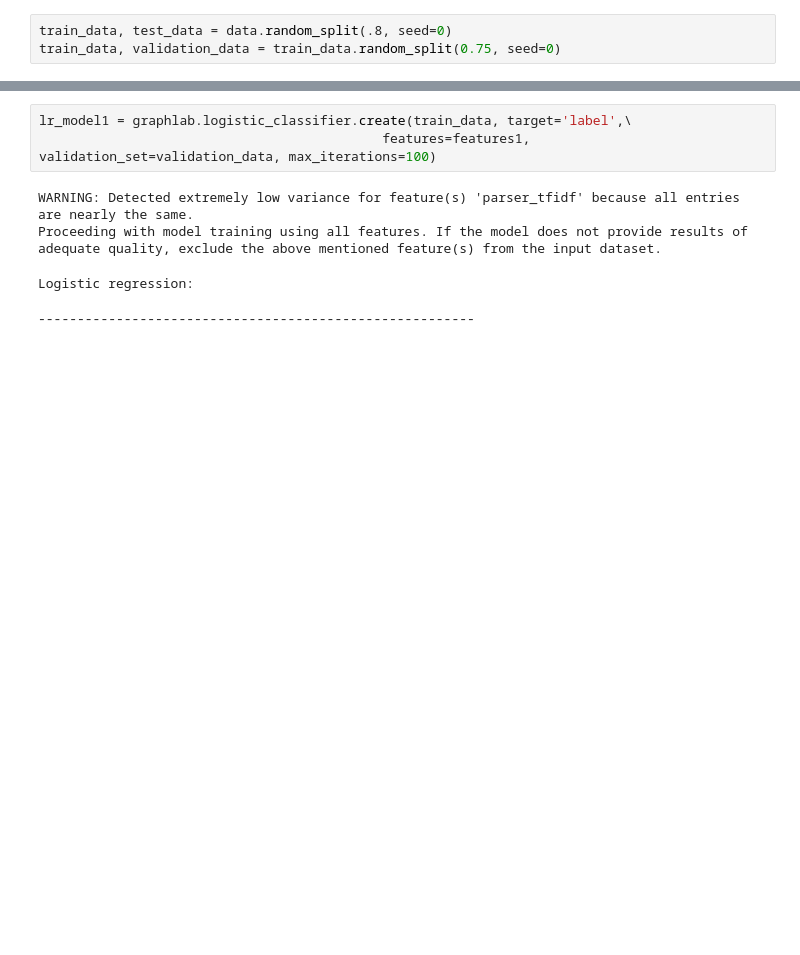
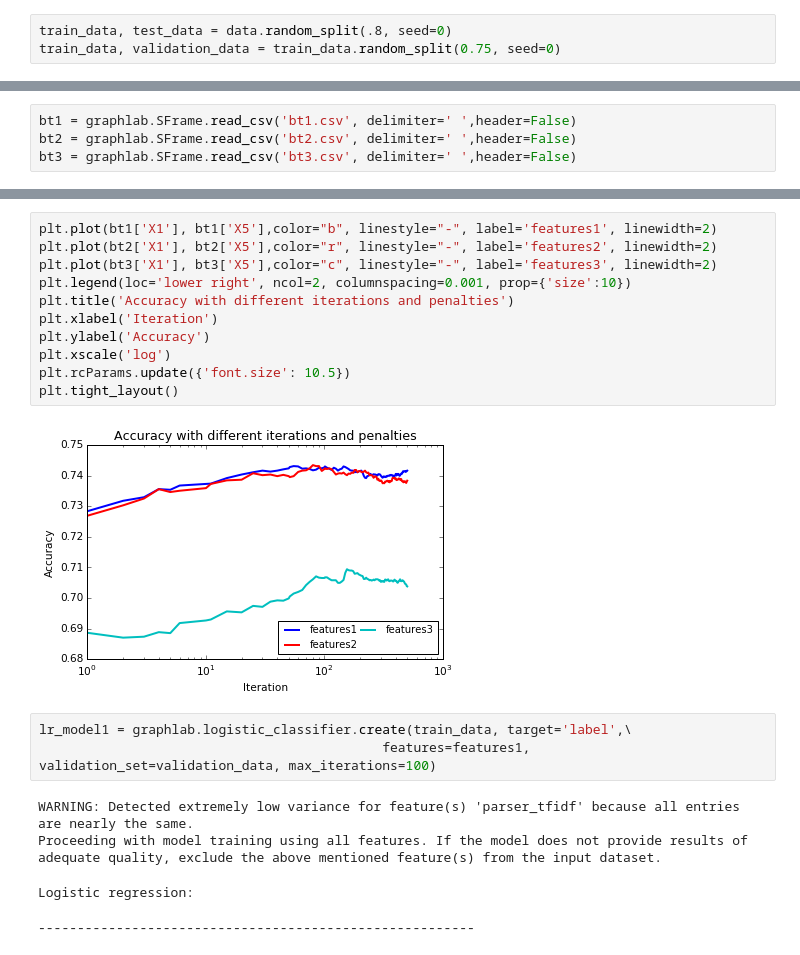
Before and after one commit to FrankBlood/2Graduation-Project, a Jupyter notebook: 贺国秀_基于查询日志的查询意图识别研究——实验分析(Subset5W).ipynb, the cells around one changed output, grey strips where cells are left out. Drawn from its saved outputs; the diff is of its cells as text; blank space fills up the shorter version.

```diff
--- a/贺国秀_基于查询日志的查询意图识别研究——实验分析(Subset5W).ipynb
+++ b/贺国秀_基于查询日志的查询意图识别研究——实验分析(Subset5W).ipynb
@@ -119,0 +141,4 @@ Number of unpacked features : 13942
+# %%
+bt1 = graphlab.SFrame.read_csv('bt1.csv', delimiter=' ',header=False)
+bt2 = graphlab.SFrame.read_csv('bt2.csv', delimiter=' ',header=False)
+bt3 = graphlab.SFrame.read_csv('bt3.csv', delimiter=' ',header=False)
@@ -120,3 +171,16 @@ Number of unpacked features : 13942
+# %%
+plt.plot(bt1['X1'], bt1['X5'],color="b", linestyle="-", label='features1', linewidth=2)
+plt.plot(bt2['X1'], bt2['X5'],color="r", linestyle="-", label='features2', linewidth=2)
+plt.plot(bt3['X1'], bt3['X5'],color="c", linestyle="-", label='features3', linewidth=2)
+plt.legend(loc='lower right', ncol=2, columnspacing=0.001, prop={'size':10})
+plt.title('Accuracy with different iterations and penalties')
+plt.xlabel('Iteration')
+plt.ylabel('Accuracy')
+plt.xscale('log')
+plt.rcParams.update({'font.size': 10.5})
+plt.tight_layout()
+# %% [output]
+[figure, added]
 # %%
 lr_model1 = graphlab.logistic_classifier.create(train_data, target='label',\
                                             features=features1, validation_set=validation_data, max_iterations=100)
```
Also changed, not shown: parts of 9 cells of this notebook.
